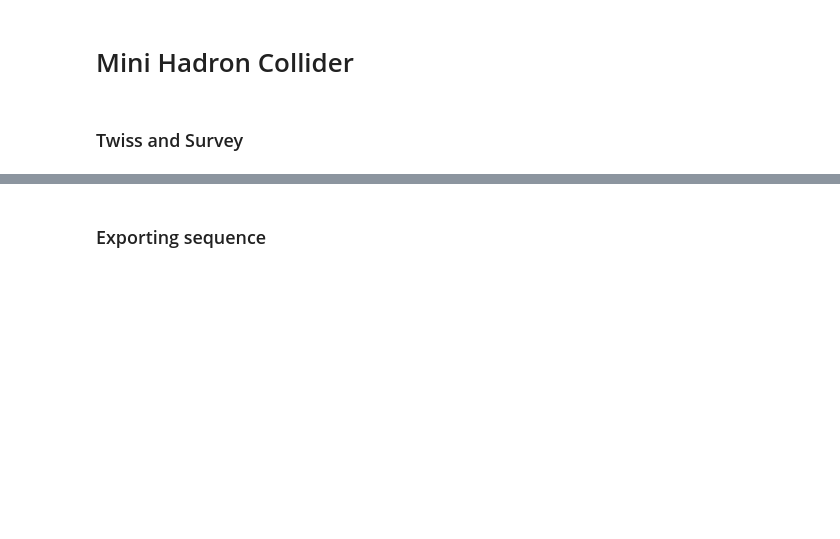
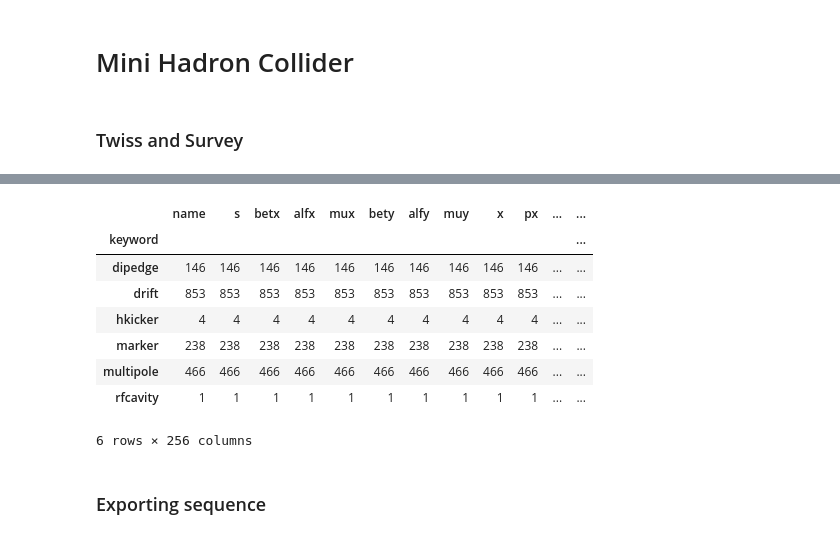
Before and after one commit to pbelange/MiniHC, a Jupyter notebook: MiniHC.ipynb, the cells around one changed output, grey strips where cells are left out. Saved outputs shown, nothing was run; the diff lists cells and outputs as text; code cells hidden in the pictures; blank space fills up the shorter version.

```diff
--- a/MiniHC.ipynb
+++ b/MiniHC.ipynb
@@ -83,3 +247,15 @@ plt.tight_layout()
+# %%
+_twiss.groupby('keyword').count()
+# %% [output]
+|  | name | s | betx | alfx | mux | bety | alfy | muy | x | px | ... | ... |
+| keyword |  |  |  |  |  |  |  |  |  |  |  | ... |
+| dipedge | 146 | 146 | 146 | 146 | 146 | 146 | 146 | 146 | 146 | 146 | ... | ... |
+| drift | 853 | 853 | 853 | 853 | 853 | 853 | 853 | 853 | 853 | 853 | ... | ... |
+| hkicker | 4 | 4 | 4 | 4 | 4 | 4 | 4 | 4 | 4 | 4 | ... | ... |
+| marker | 238 | 238 | 238 | 238 | 238 | 238 | 238 | 238 | 238 | 238 | ... | ... |
+| multipole | 466 | 466 | 466 | 466 | 466 | 466 | 466 | 466 | 466 | 466 | ... | ... |
+| rfcavity | 1 | 1 | 1 | 1 | 1 | 1 | 1 | 1 | 1 | 1 | ... | ... |
+6 rows × 256 columns
 # %% [markdown]
 ### Exporting sequence
 # %%
```
Also changed, not shown: parts of 5 cells of this notebook, 1 other file.
